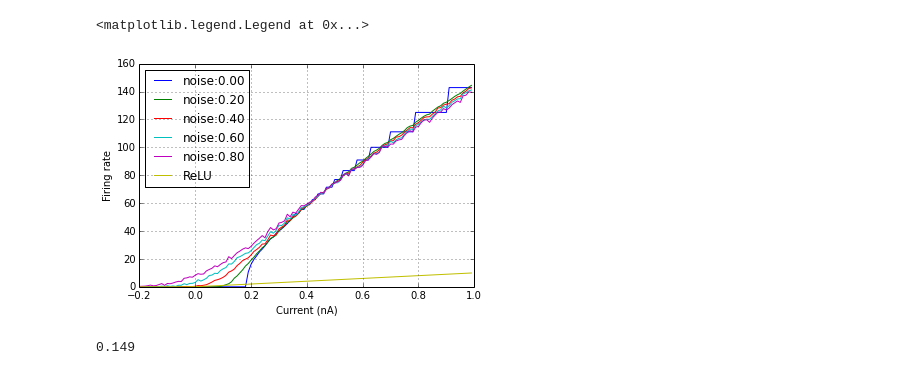
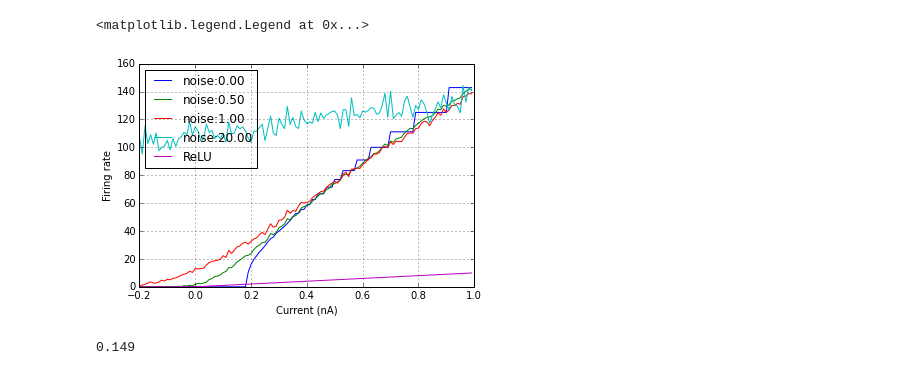
Before and after one commit to liuYing77/sdbn-1, a Jupyter notebook: code/ipython_test/ReLU/noise_test.ipynb, the cells around one changed output. Drawn from its saved outputs; the diff is of its cells as text; code cells hidden in the pictures.

```diff
--- a/code/ipython_test/ReLU/noise_test.ipynb
+++ b/code/ipython_test/ReLU/noise_test.ipynb
@@ -60,21 +60,22 @@ def softplus(x, xscale=10.):
 # %%
 step = .01
 x = np.arange(-0.2, 1., step)
 rate_list=[]
-for stdnoise in np.arange(0.,1.,0.2):
+curr = np.array([0., 0.5, 1, 20])
+for stdnoise in curr: #np.arange(0.,1.,0.2):
     rate = noiseI(x, stdnoise,cell_params_lif)
     rate_list.append(rate)
     plt.plot(x, rate, label='noise:%.2f'%stdnoise,)
 plt.grid('on')
 
 plt.xlabel('Current (nA)')
 plt.ylabel('Firing rate')
 plt.plot(x, softplus(x), label='ReLU')
 plt.legend(loc='upper left') #, shadow=True
 #plt.savefig('noise.pdf')
 # %% [output]
 <matplotlib.legend.Legend at 0x...>
-[figure, old version]
+[figure, new version]
 # %%
 plt.clf()
 scale = rate_list[2][70]/(softplus(x[70]))
```
